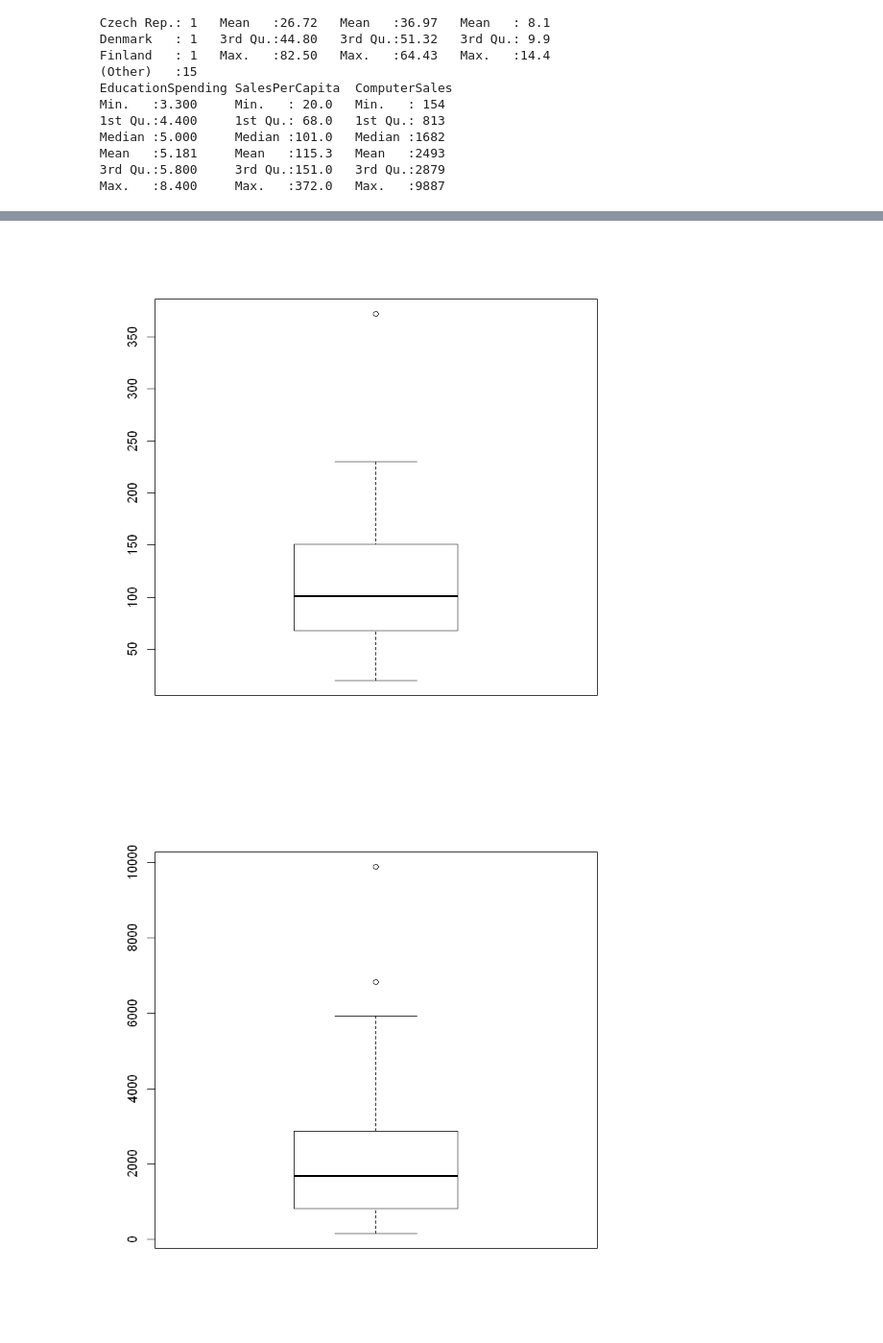
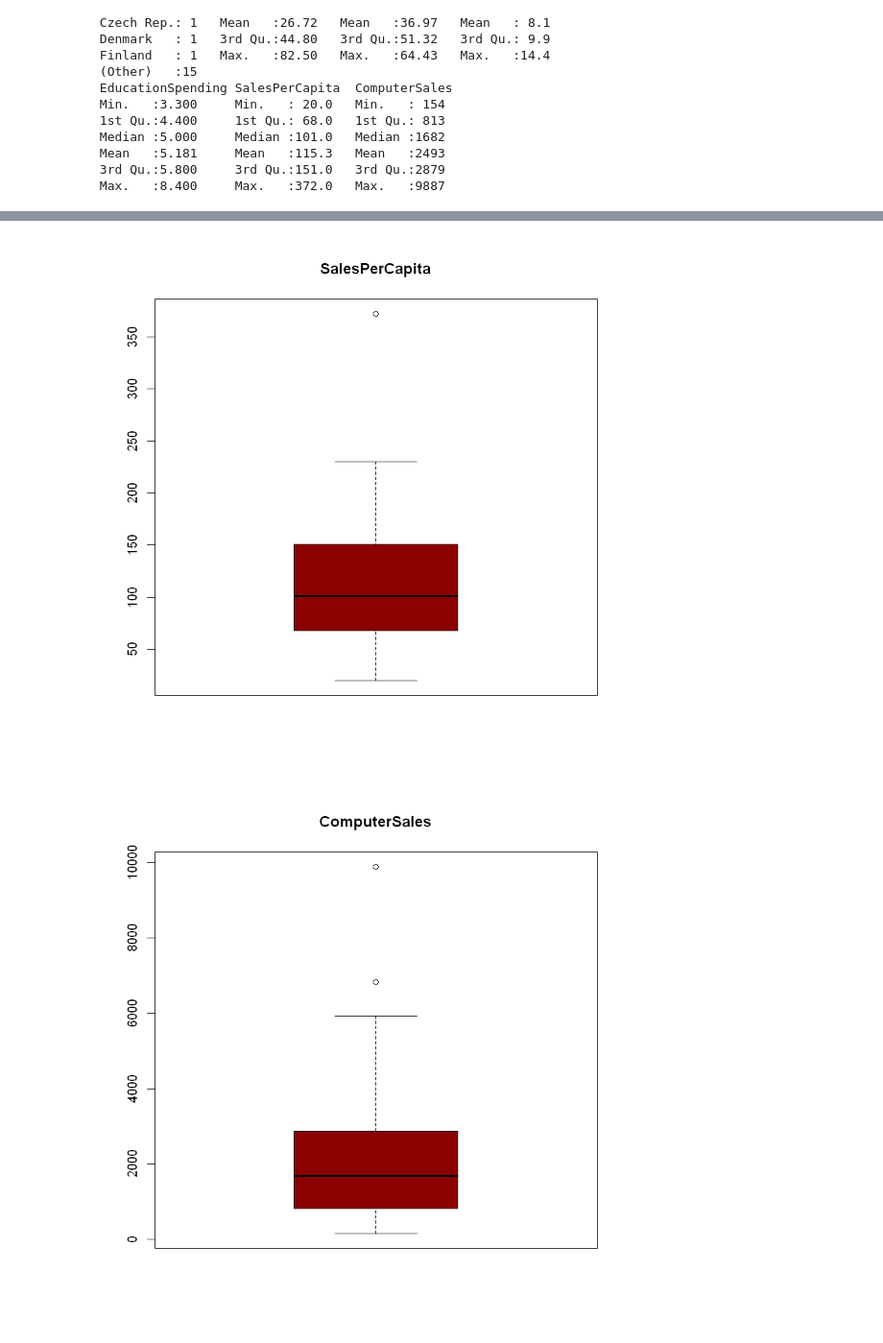
Before and after one commit to acikalinbuse/Marketing-Analytics, a Jupyter notebook: EuropeanSales.ipynb, the cells around one changed output, grey strips where cells are left out. Shown: that part at 96% size. Saved outputs shown, nothing was run; the diff lists cells and outputs as text; code cells hidden in the pictures.

```diff
--- a/EuropeanSales.ipynb
+++ b/EuropeanSales.ipynb
@@ -55,7 +55,7 @@ plot(EuropeanSales)
 # %%
-boxplot(EuropeanSales$SalesPerCapita)
-boxplot(EuropeanSales$ComputerSales)
+boxplot(EuropeanSales$SalesPerCapita,col="dark red", main = 'SalesPerCapita')
+boxplot(EuropeanSales$ComputerSales,col="dark red", main = 'ComputerSales')
 # %% [output]
-[figure, old version]
+[figure, new version]
-[figure, old version]
+[figure, new version]
 # %%
```
Also changed, not shown: parts of 9 cells of this notebook.
